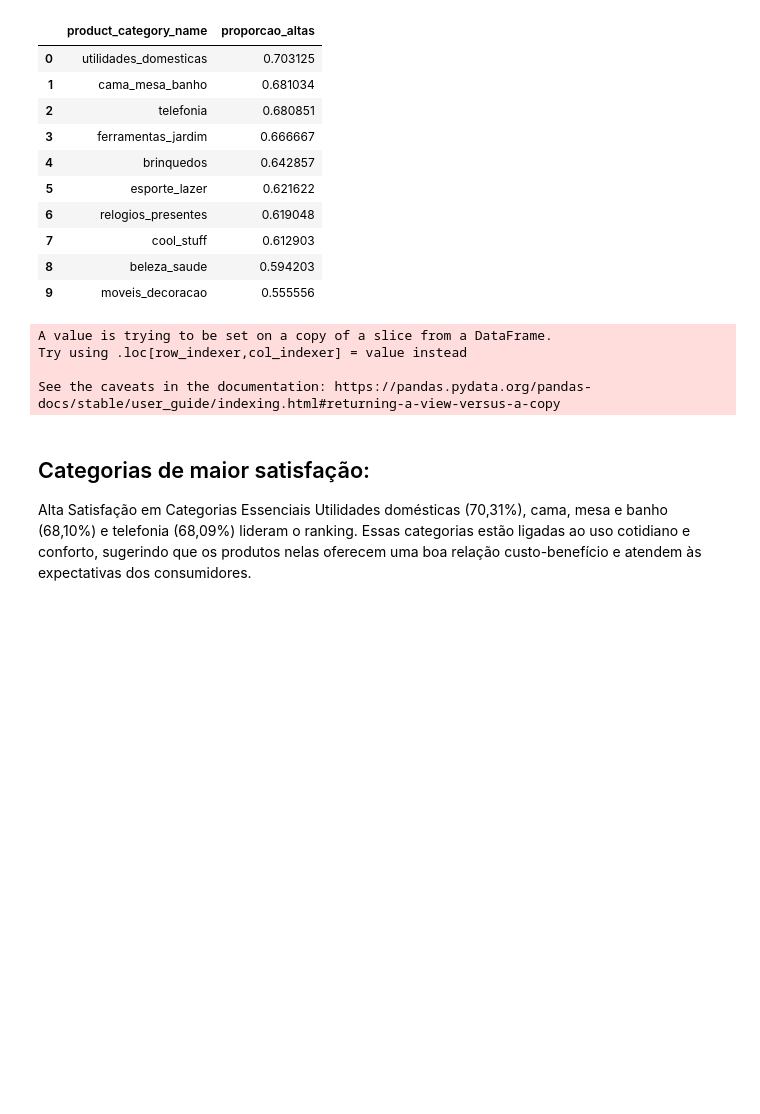
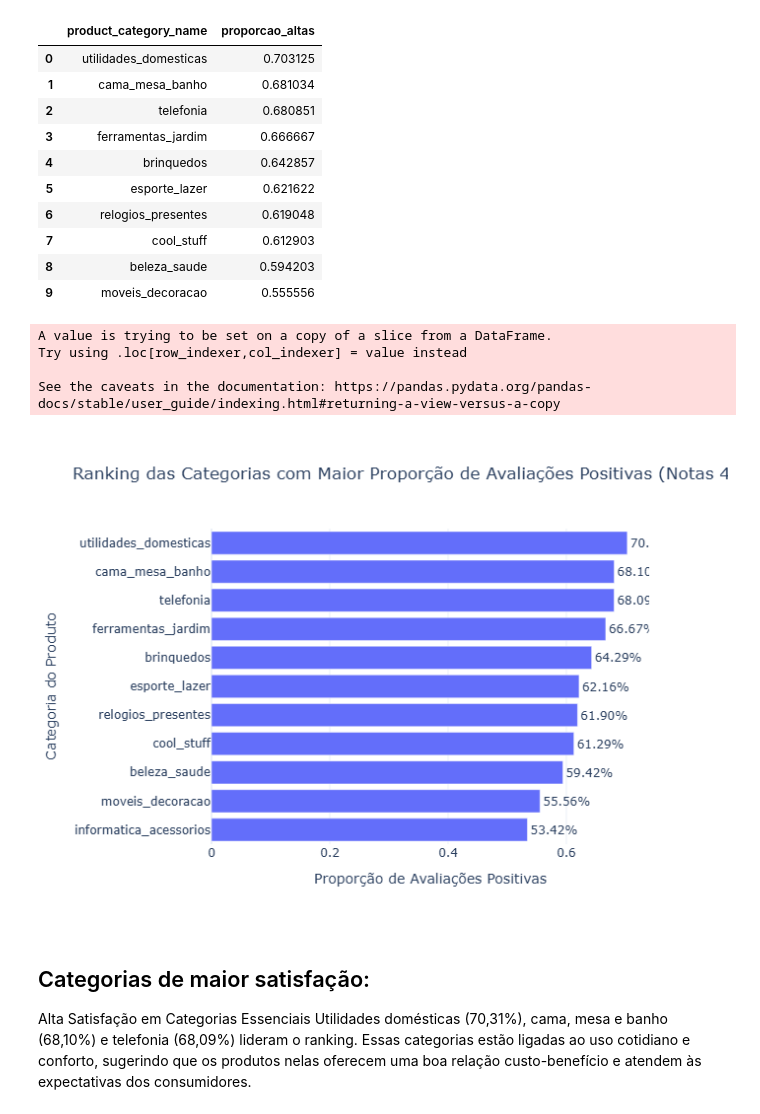
Before and after one commit to diegonhd/An-lise-de-sentimentos-de-avalia-es-de-produtos, a Jupyter notebook: analise_sentimentos.ipynb, the cells around one changed output. Drawn from its saved outputs; the diff is of its cells as text; code cells hidden in the pictures; blank space fills up the shorter version.

```diff
--- a/analise_sentimentos.ipynb
+++ b/analise_sentimentos.ipynb
@@ -166,31 +169,33 @@ ranking_filtrado_altas[['product_category_name', 'proporcao_altas']].head(10)
 # %%
 #Célula 8: Gráfico de barras do novo dataframe
 df_proporcao_filtrado['proporcao_altas_val'] = df_proporcao_filtrado['proporcao_altas'].apply(lambda x: x[0] if isinstance(x, list) else x)
 
 df_proporcao_filtrado = df_proporcao_filtrado.sort_values(by='proporcao_altas_val', ascending=False)
 
 # plotar gráfico de barras horizontal
 grafico = px.bar(
     df_proporcao_filtrado,
     x='proporcao_altas_val',
     y='product_category_name',
     orientation='h',
     labels={
         'proporcao_altas_val': 'Proporção de Avaliações Positivas',
         'product_category_name': 'Categoria do Produto'
     },
     title='Ranking das Categorias com Maior Proporção de Avaliações Positivas (Notas 4 e 5)',
     text=df_proporcao_filtrado['proporcao_altas_val'].apply(lambda x: f"{x:.2%}")
 )
 
 grafico.update_traces(textposition='outside')
 grafico.update_layout(yaxis={'categoryorder':'total ascending'}, template='plotly_white', margin=dict(l=150))
 grafico.write_image("grafico.png")
+Image("grafico.png")
 # %% [output]
 A value is trying to be set on a copy of a slice from a DataFrame.
 Try using .loc[row_indexer,col_indexer] = value instead
 
 See the caveats in the documentation: https://pandas.pydata.org/pandas-docs/stable/user_guide/indexing.html#returning-a-view-versus-a-copy
+[figure, added]
 # %% [markdown]
 ## Categorias de maior satisfação:
 Alta Satisfação em Categorias Essenciais
```
Also changed, not shown: parts of 4 cells of this notebook, 3 other files.
